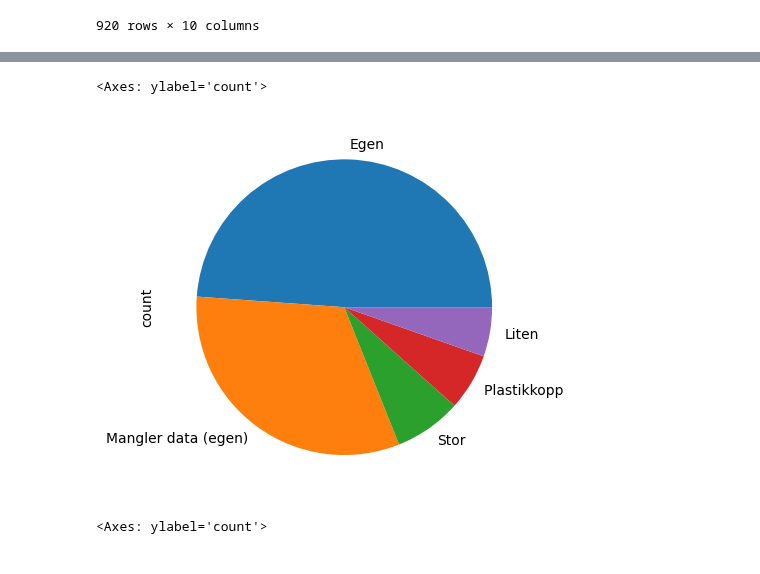
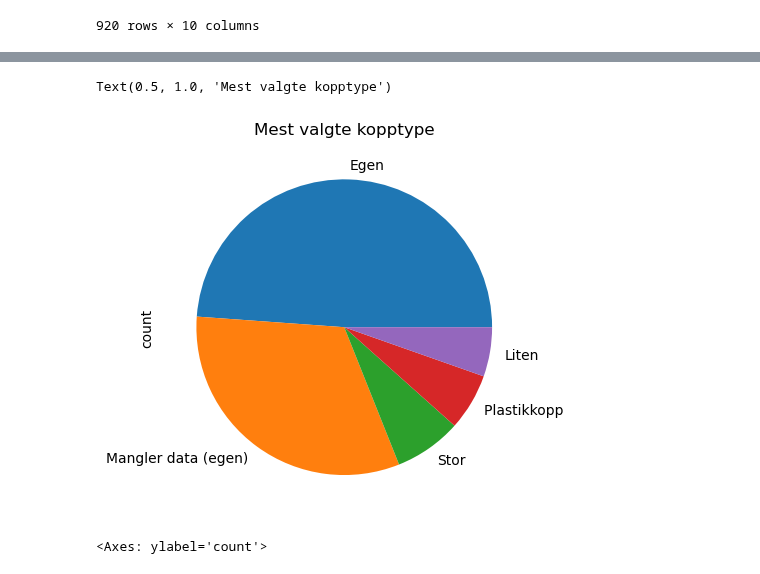
Before and after one commit to IldenH/projects, a Jupyter notebook: tof1/kaffediem/main.ipynb, the cells around one changed output, grey strips where cells are left out. Cells and saved outputs as stored; diff of their text form; code cells hidden in the pictures.

```diff
--- a/tof1/kaffediem/main.ipynb
+++ b/tof1/kaffediem/main.ipynb
@@ -84,8 +124,7 @@ ax
 # %%
-df["first"] = df["Kopp"].apply(lambda x: x[0] if isinstance(x, list) and len(x) > 0 else None)
-
-df["first"].fillna("Mangler data (egen)").value_counts().plot(kind="pie")
+df["Kopp"].fillna("Mangler data (egen)").value_counts().plot(kind="pie")
+plt.title("Mest valgte kopptype")
 # %% [output]
-<Axes: ylabel='count'>
+Text(0.5, 1.0, 'Mest valgte kopptype')
-[figure, old version]
+[figure, new version]
 # %%
```
Also changed, not shown: parts of 14 cells of this notebook.
